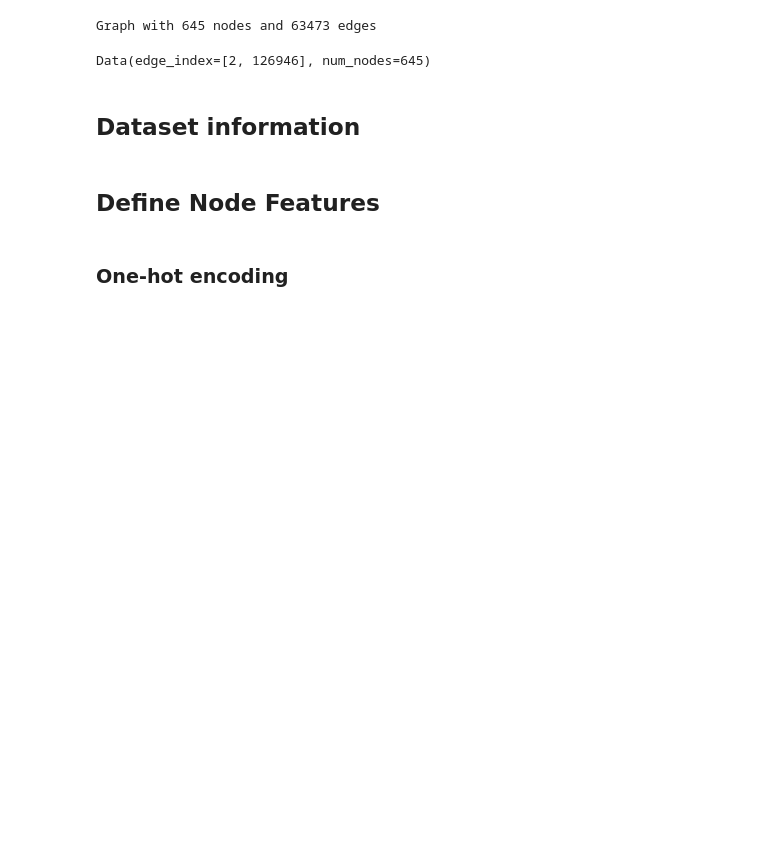
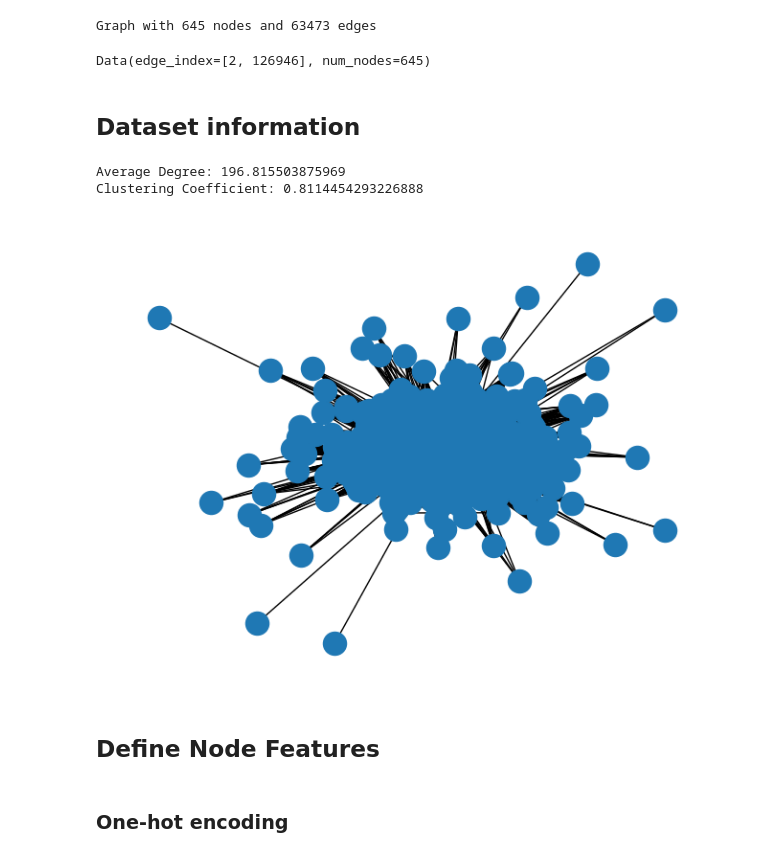
Before and after one commit to Michaelmvh/GNN-Research, a Jupyter notebook: Baseline_Graph.ipynb, the cells around one changed output. Drawn from its saved outputs; the diff is of its cells as text; code cells hidden in the pictures; blank space fills up the shorter version.

```diff
--- a/Baseline_Graph.ipynb
+++ b/Baseline_Graph.ipynb
@@ -48,11 +48,15 @@ cpu
 # %% [markdown]
 # Load Dataset
 # %%
-def load_graph_from_edge_list(file_path:str, ignore_edge_type: bool = True):
+def load_graph_from_edge_list(
+    file_path:str,
+    source_col_name:str,
+    target_col_name:str,
+    ignore_edge_type: bool = True):
   df = pd.read_csv(file_path)
-  return nx.from_pandas_edgelist(df=df, source='# STITCH 1', target='STITCH 2', edge_attr= None if ignore_edge_type else True)
+  return nx.from_pandas_edgelist(df=df, source=source_col_name, target=target_col_name, edge_attr= None if ignore_edge_type else True)
 
-nx_data = load_graph_from_edge_list(graph_location)
+nx_data = load_graph_from_edge_list(graph_location, '# STITCH 1', 'STITCH 2')
 print(nx_data)
 # %% [output]
 Graph with 645 nodes and 63473 edges
@@ -68,15 +72,19 @@ Data(edge_index=[2, 126946], num_nodes=645)
 # %%
 def print_graph_info(G: nx.Graph):
   clustering_coeff = nx.average_clustering(G)
 
   def avg_degree(G:nx.graph):
     return nx.number_of_edges(G)/nx.number_of_nodes(G)*2
 
   print(f"Average Degree: {avg_degree(G)}\nClustering Coefficient: {clustering_coeff}")
   # nx.draw(nx_data)
   nx.draw(G)
 
-  # print_graph_info(nx_data)
+print_graph_info(nx_data)
+# %% [output]
+Average Degree: 196.815503875969
+Clustering Coefficient: 0.8114454293226888
+[figure, added]
 # %% [markdown]
 ## Define Node Features
 # %% [markdown]
```
Also changed, not shown: parts of 15 cells of this notebook.
